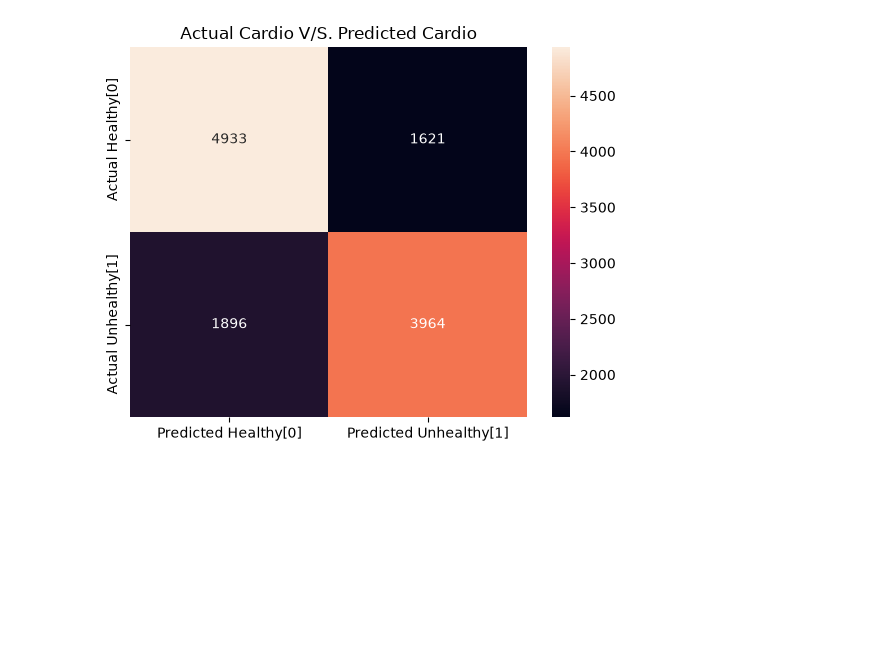
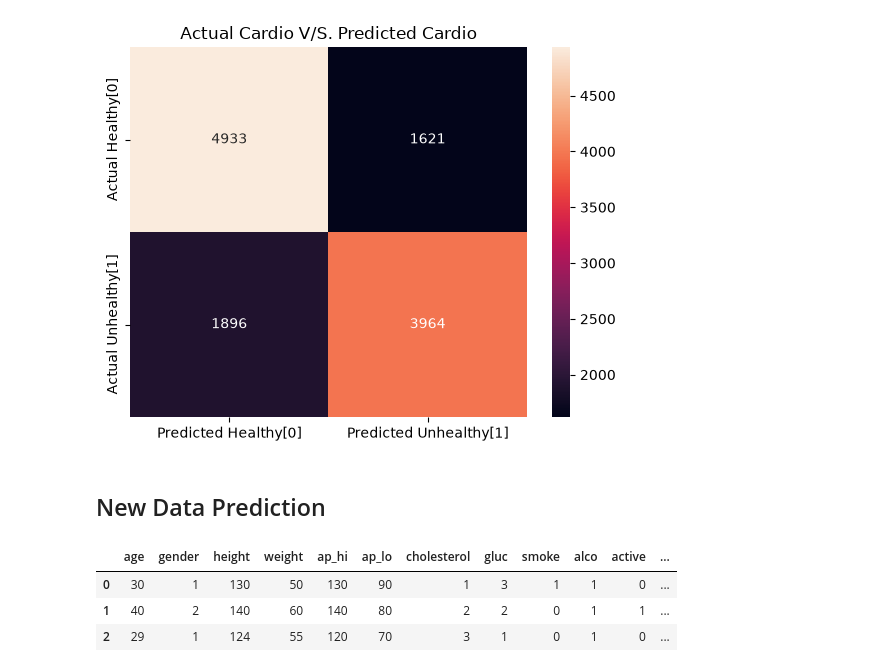
Before and after one commit to Sagarckr/DS-Practice, a Jupyter notebook: Machine Learning/Logistic_Regression.ipynb, the cells around one changed output. Saved outputs shown, nothing was run; the diff lists cells and outputs as text; code cells hidden in the pictures; blank space fills up the shorter version.

```diff
--- a/Machine Learning/Logistic_Regression.ipynb
+++ b/Machine Learning/Logistic_Regression.ipynb
@@ -176,3 +176,37 @@ plt.title('Actual Cardio V/S. Predicted Cardio')
 plt.show()
 # %% [output]
 [figure]
+# %% [markdown]
+## New Data Prediction
+# %%
+# height = 125 - 200
+# weight = 40 - 120
+# ap_hi = 100 - 200
+# ap_low = 50 - 90
+
+data = {
+    'age': [30,40,29],
+    'gender': [1,2,1],
+    'height': [130, 140, 124],
+    'weight': [50, 60, 55],
+    'ap_hi': [130, 140, 120],
+    'ap_lo': [90, 80, 70],
+    'cholesterol': [1,2,3],
+    'gluc': [3,2,1],
+    'smoke': [1,0,0],
+    'alco': [1,1,1],
+    'active': [0,1,0]
+}
+# %%
+x_data = pd.DataFrame(data)
+x_data_scale = scaler.transform(x_data)
+x_pred = model.predict(x_data_scale)
+# %%
+x_data['cardio-pred'] = x_pred
+# %%
+x_data
+# %% [output]
+|  | age | gender | height | weight | ap_hi | ap_lo | cholesterol | gluc | smoke | alco | active | ... |
+| 0 | 30 | 1 | 130 | 50 | 130 | 90 | 1 | 3 | 1 | 1 | 0 | ... |
+| 1 | 40 | 2 | 140 | 60 | 140 | 80 | 2 | 2 | 0 | 1 | 1 | ... |
+| 2 | 29 | 1 | 124 | 55 | 120 | 70 | 3 | 1 | 0 | 1 | 0 | ... |
```
Also changed, not shown: 2 other files.
